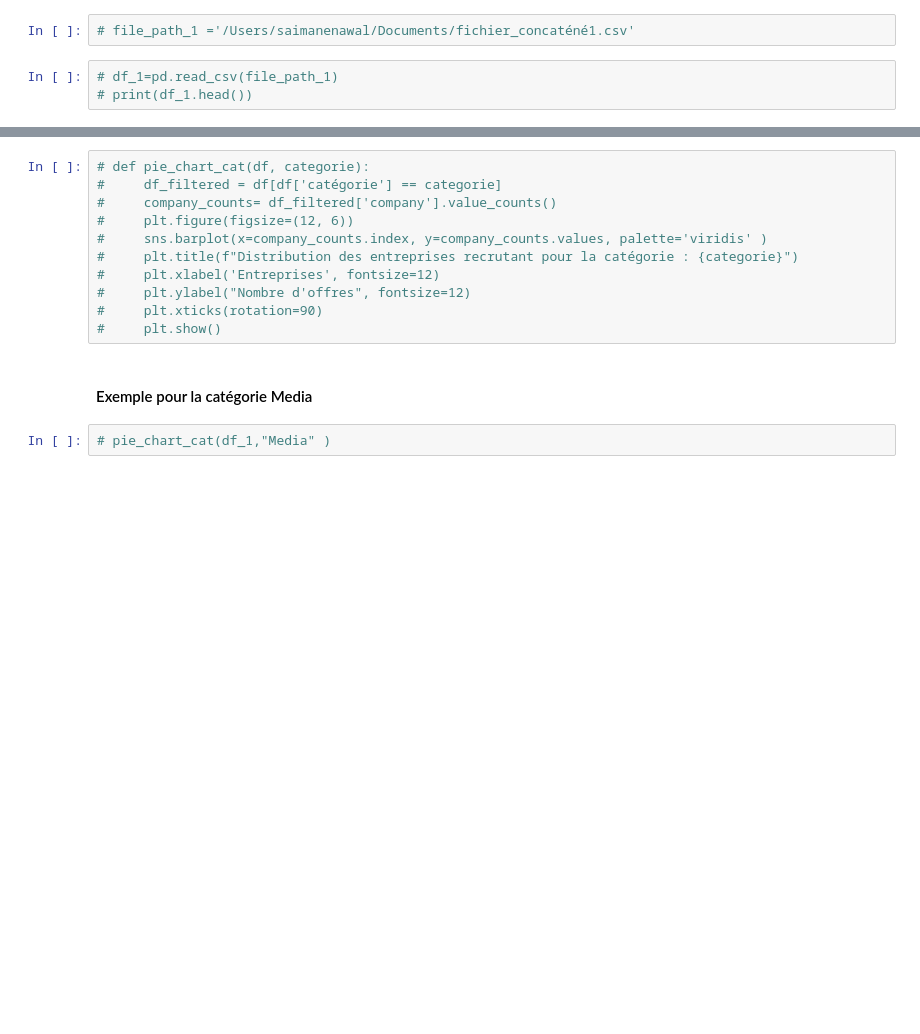
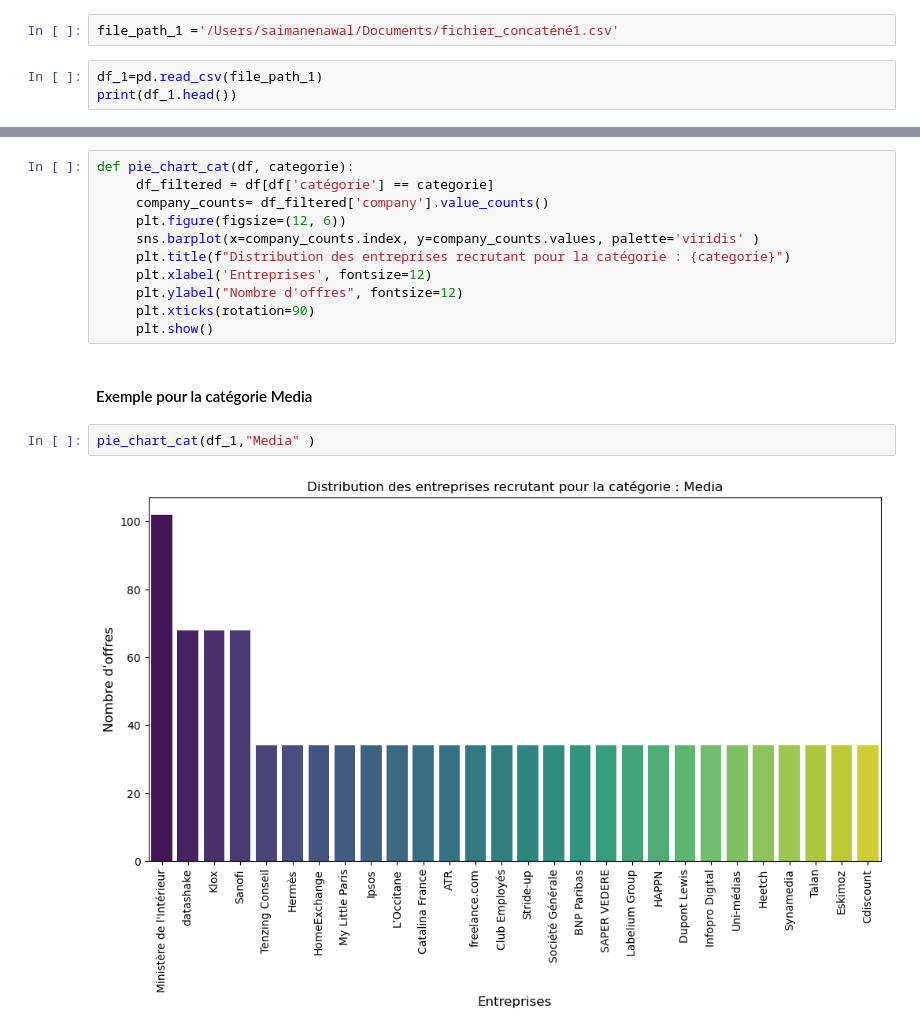
Before and after one commit to smnnawal4/projet-salaires, a Jupyter notebook: Statistique/stats.ipynb, the cells around one changed output, grey strips where cells are left out. Cells and saved outputs as stored; diff of their text form; blank space fills up the shorter version.

```diff
--- a/Statistique/stats.ipynb
+++ b/Statistique/stats.ipynb
@@ -339,5 +345,5 @@ plt.show()
 # %%
-# file_path_1 ='/Users/saimanenawal/Documents/fichier_concaténé1.csv'
+file_path_1 ='/Users/saimanenawal/Documents/fichier_concaténé1.csv'
 # %%
-# df_1=pd.read_csv(file_path_1)
-# print(df_1.head())
+df_1=pd.read_csv(file_path_1)
+print(df_1.head())
@@ -346,15 +370,17 @@ plt.show()
 # %%
-# def pie_chart_cat(df, categorie):
-#     df_filtered = df[df['catégorie'] == categorie]
-#     company_counts= df_filtered['company'].value_counts()
-#     plt.figure(figsize=(12, 6))
-#     sns.barplot(x=company_counts.index, y=company_counts.values, palette='viridis' )
-#     plt.title(f"Distribution des entreprises recrutant pour la catégorie : {categorie}")
-#     plt.xlabel('Entreprises', fontsize=12)
-#     plt.ylabel("Nombre d'offres", fontsize=12)
-#     plt.xticks(rotation=90)
-#     plt.show()
+def pie_chart_cat(df, categorie):
+     df_filtered = df[df['catégorie'] == categorie]
+     company_counts= df_filtered['company'].value_counts()
+     plt.figure(figsize=(12, 6))
+     sns.barplot(x=company_counts.index, y=company_counts.values, palette='viridis' )
+     plt.title(f"Distribution des entreprises recrutant pour la catégorie : {categorie}")
+     plt.xlabel('Entreprises', fontsize=12)
+     plt.ylabel("Nombre d'offres", fontsize=12)
+     plt.xticks(rotation=90)
+     plt.show()
 # %% [markdown]
 #### Exemple pour la catégorie Media
 # %%
-# pie_chart_cat(df_1,"Media" )
+pie_chart_cat(df_1,"Media" )
+# %% [output]
+[figure, added]
```
Also changed, not shown: parts of 17 cells of this notebook.
